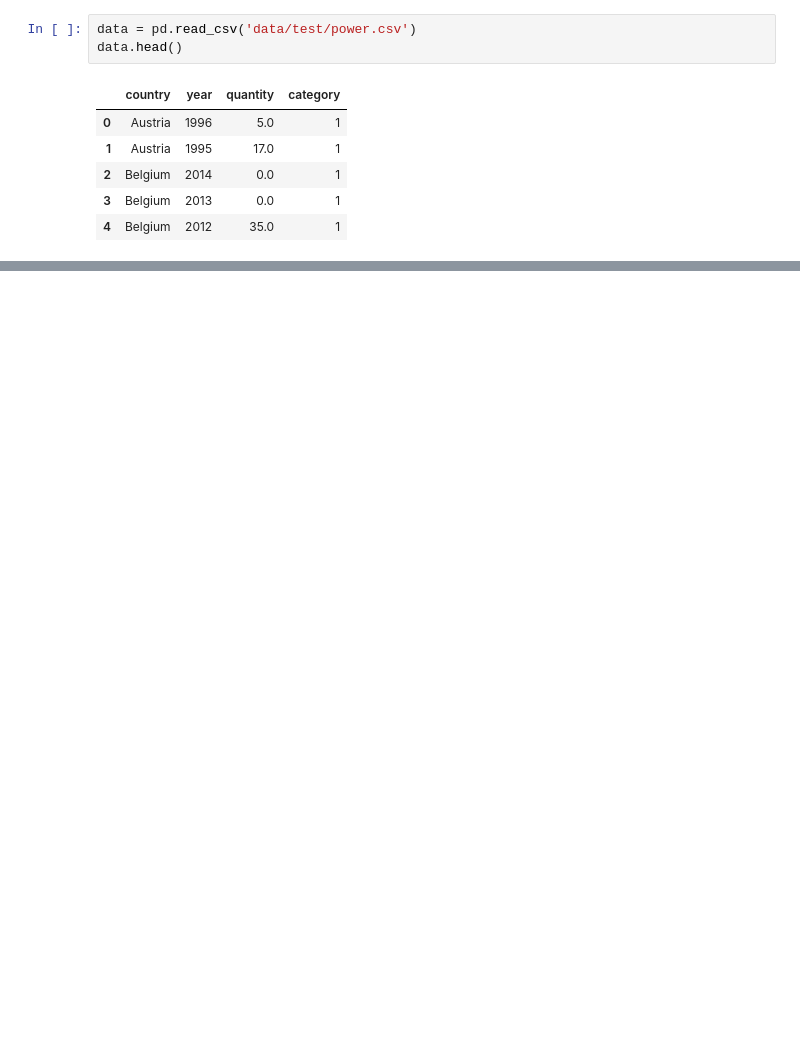
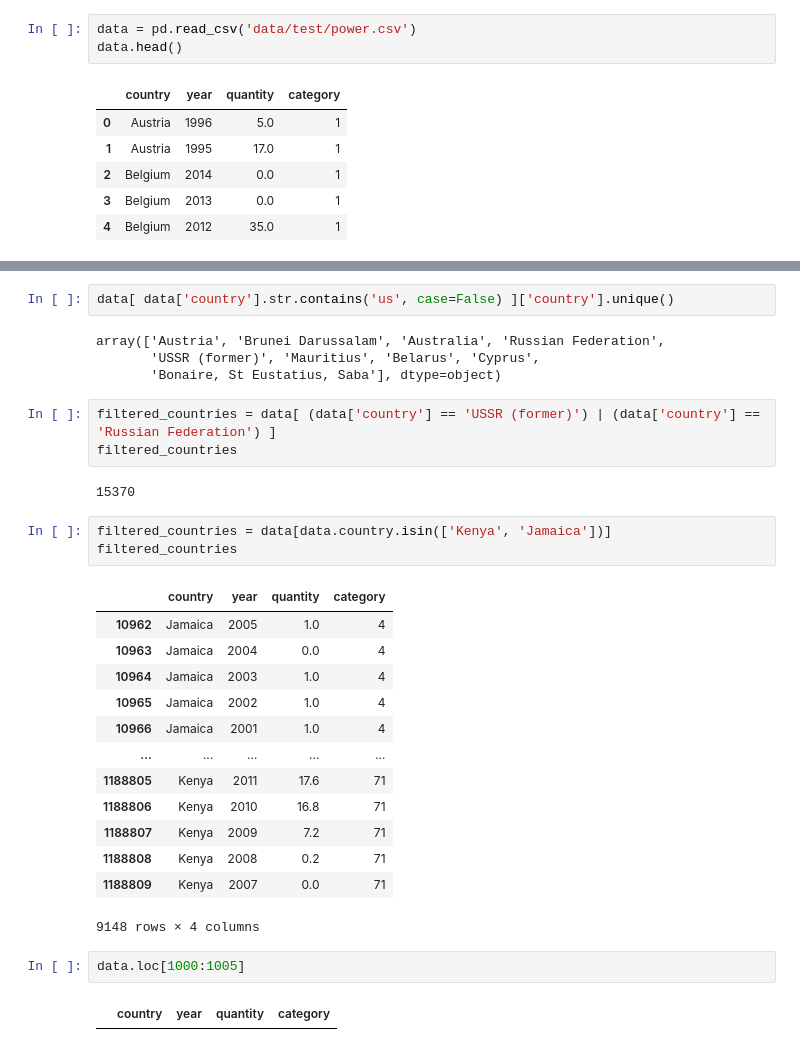
Before and after one commit to Madi-S/Data-Science-Intro, a Jupyter notebook: pandas.ipynb, the cells around one changed output, grey strips where cells are left out. Cells and saved outputs as stored; diff of their text form; blank space fills up the shorter version.

```diff
--- a/pandas.ipynb
+++ b/pandas.ipynb
@@ -144,0 +336,32 @@ data.head()
+# %%
+data[ data['country'].str.contains('us', case=False) ]['country'].unique()
+# %% [output]
+array(['Austria', 'Brunei Darussalam', 'Australia', 'Russian Federation',
+       'USSR (former)', 'Mauritius', 'Belarus', 'Cyprus',
+       'Bonaire, St Eustatius, Saba'], dtype=object)
+# %%
+filtered_countries = data[ (data['country'] == 'USSR (former)') | (data['country'] == 'Russian Federation') ]
+filtered_countries
+# %% [output]
+15370
+# %%
+filtered_countries = data[data.country.isin(['Kenya', 'Jamaica'])]
+filtered_countries
+# %% [output]
+|  | country | year | quantity | category |
+| 10962 | Jamaica | 2005 | 1.0 | 4 |
+| 10963 | Jamaica | 2004 | 0.0 | 4 |
+| 10964 | Jamaica | 2003 | 1.0 | 4 |
+| 10965 | Jamaica | 2002 | 1.0 | 4 |
+| 10966 | Jamaica | 2001 | 1.0 | 4 |
+| ... | ... | ... | ... | ... |
+| 1188805 | Kenya | 2011 | 17.6 | 71 |
+| 1188806 | Kenya | 2010 | 16.8 | 71 |
+| 1188807 | Kenya | 2009 | 7.2 | 71 |
+| 1188808 | Kenya | 2008 | 0.2 | 71 |
+| 1188809 | Kenya | 2007 | 0.0 | 71 |
+9148 rows × 4 columns
+# %%
+data.loc[1000:1005]
+# %% [output]
+|  | country | year | quantity | category |
```
Also changed, not shown: parts of 29 cells of this notebook.
